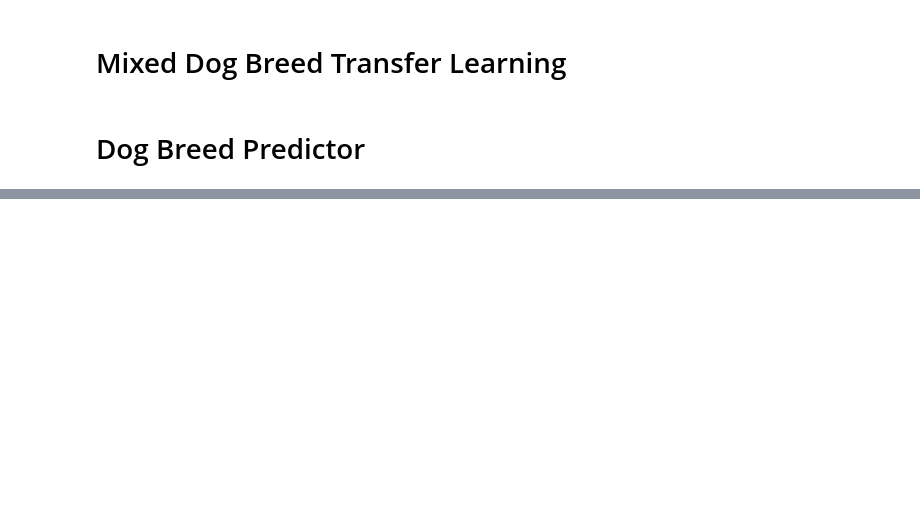
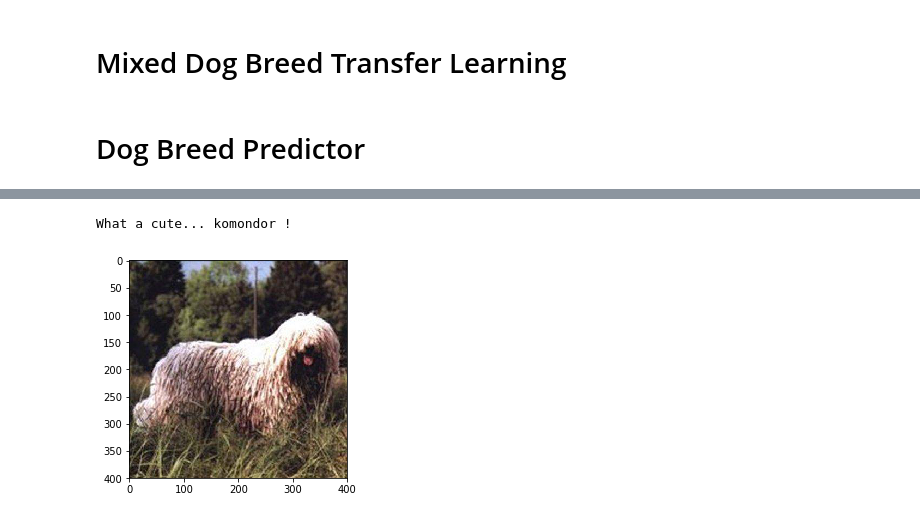
Before and after one commit to minceje/Who-Let-The-Dogs-Out, a Jupyter notebook: Transfer_Xception.ipynb, the cells around one changed output, grey strips where cells are left out. Saved outputs shown, nothing was run; the diff lists cells and outputs as text; code cells hidden in the pictures; blank space fills up the shorter version.

```diff
--- a/Transfer_Xception.ipynb
+++ b/Transfer_Xception.ipynb
@@ -285,0 +253,5 @@ What a cute... Japanese_spaniel !
+# %%
+dog_prediction("test/79c961a446f41f6c090a2df5abab1c6b.jpg")
+# %% [output]
+What a cute... komondor !
+[figure, added]
```
Also changed, not shown: parts of 21 cells of this notebook, 1 other file.
